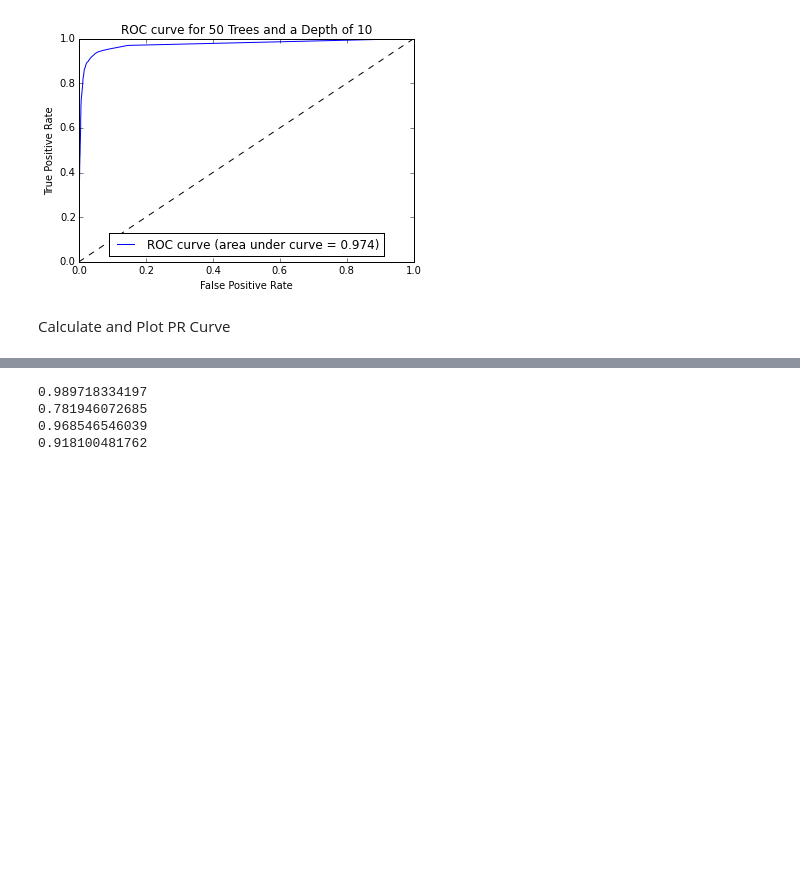
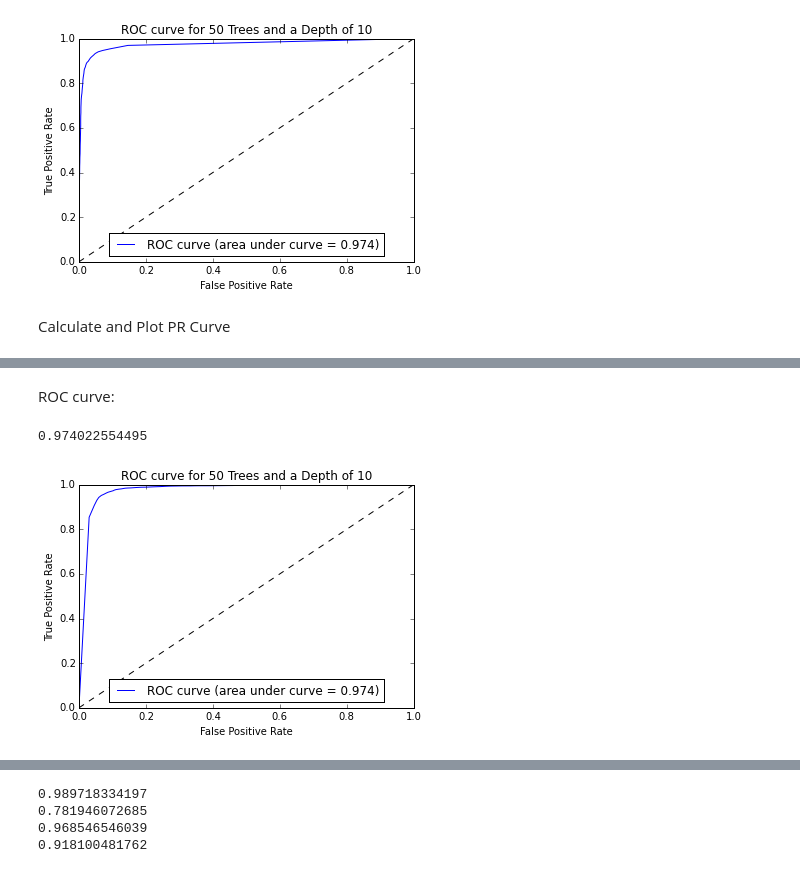
Before and after one commit to ashcat2005/POPREU, a Jupyter notebook: ROC_and_PR.ipynb, the cells around one changed output, grey strips where cells are left out. Cells and saved outputs as stored; diff of their text form; code cells hidden in the pictures; blank space fills up the shorter version.

```diff
--- a/ROC_and_PR.ipynb
+++ b/ROC_and_PR.ipynb
@@ -68,0 +75,22 @@ plt.show()
+# %%
+true2 = []
+score2 = []
+for i in range (len(score)) :
+    true2.append(abs(true[i]-1))
+    score2.append(1 - score[i])
+# %% [markdown]
+ROC curve:
+# %%
+roc2 = metrics.roc_curve(true2, score2)
+roc_auc2 = metrics.auc(roc2[0], roc2[1])
+print roc_auc2
+plt.plot(roc2[0],roc2[1], label = 'ROC curve (area under curve = ' +str(roc_auc2.round(4))+')')
+plt.plot([0,1],[0,1],'k--')
+plt.title('ROC curve for 50 Trees and a Depth of 10')
+plt.xlabel('False Positive Rate')
+plt.ylabel('True Positive Rate')
+plt.legend(loc = 'lower center')
+plt.show()
+# %% [output]
+0.974022554495
+[figure, added]
```
Also changed, not shown: parts of 9 cells of this notebook.
